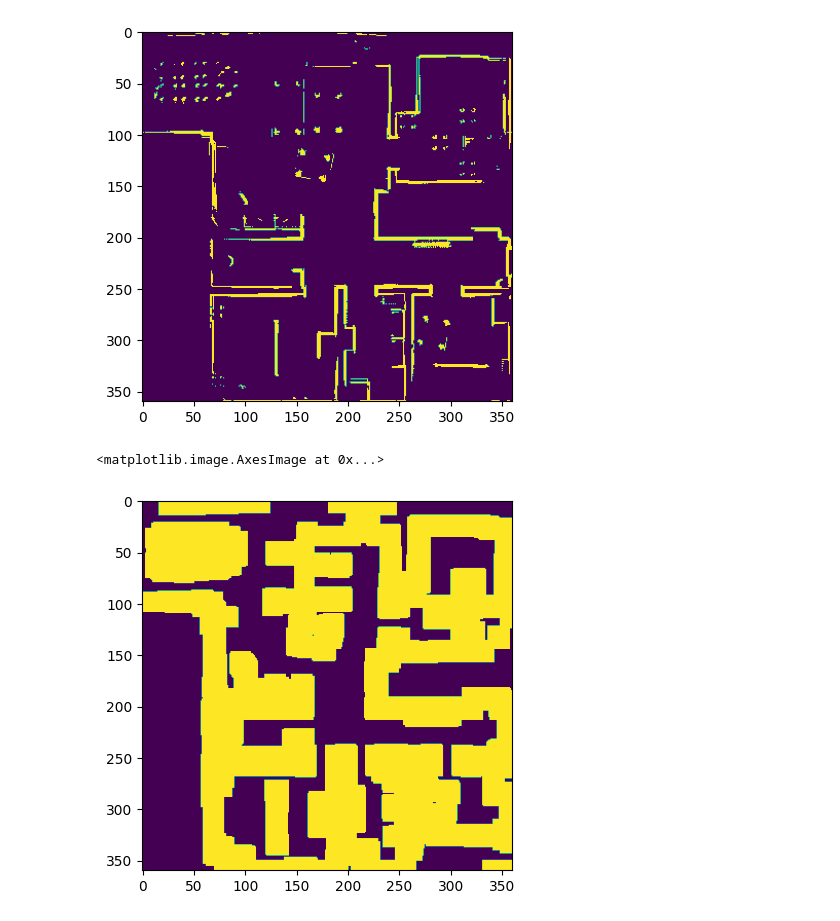
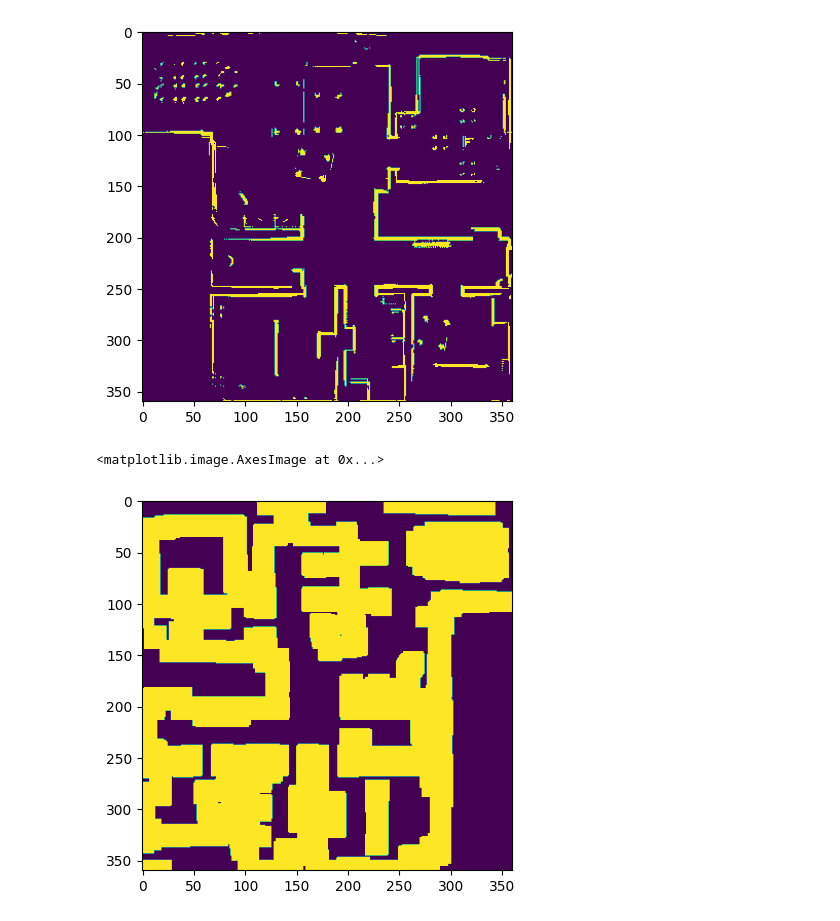
Before and after one commit to roboticscsci/code, a Jupyter notebook: CSCI3302_Lab5/controllers/lab5_controller/lookatmap.ipynb, the cells around one changed output. Saved outputs shown, nothing was run; the diff lists cells and outputs as text; code cells hidden in the pictures.

```diff
--- a/CSCI3302_Lab5/controllers/lab5_controller/lookatmap.ipynb
+++ b/CSCI3302_Lab5/controllers/lab5_controller/lookatmap.ipynb
@@ -10,11 +10,11 @@ plt.show()
 [figure]
 # %%
 robots_radius_meters = 0.35
-robot_radius_pixels = int(0.35 * 30)
+robot_radius_pixels = int(robots_radius_meters * 30)
 kernel = np.ones((2* robot_radius_pixels, 2* robot_radius_pixels))
 conv_map = convolve2d(map, kernel, mode='same', boundary='fill', fillvalue=0)
 config_space_map = (conv_map > 0).astype(int)
-plt.imshow(config_space_map)
+plt.imshow(np.fliplr(config_space_map))
 # %% [output]
 <matplotlib.image.AxesImage at 0x...>
-[figure, old version]
+[figure, new version]
```
Also changed, not shown: 2 other files.
